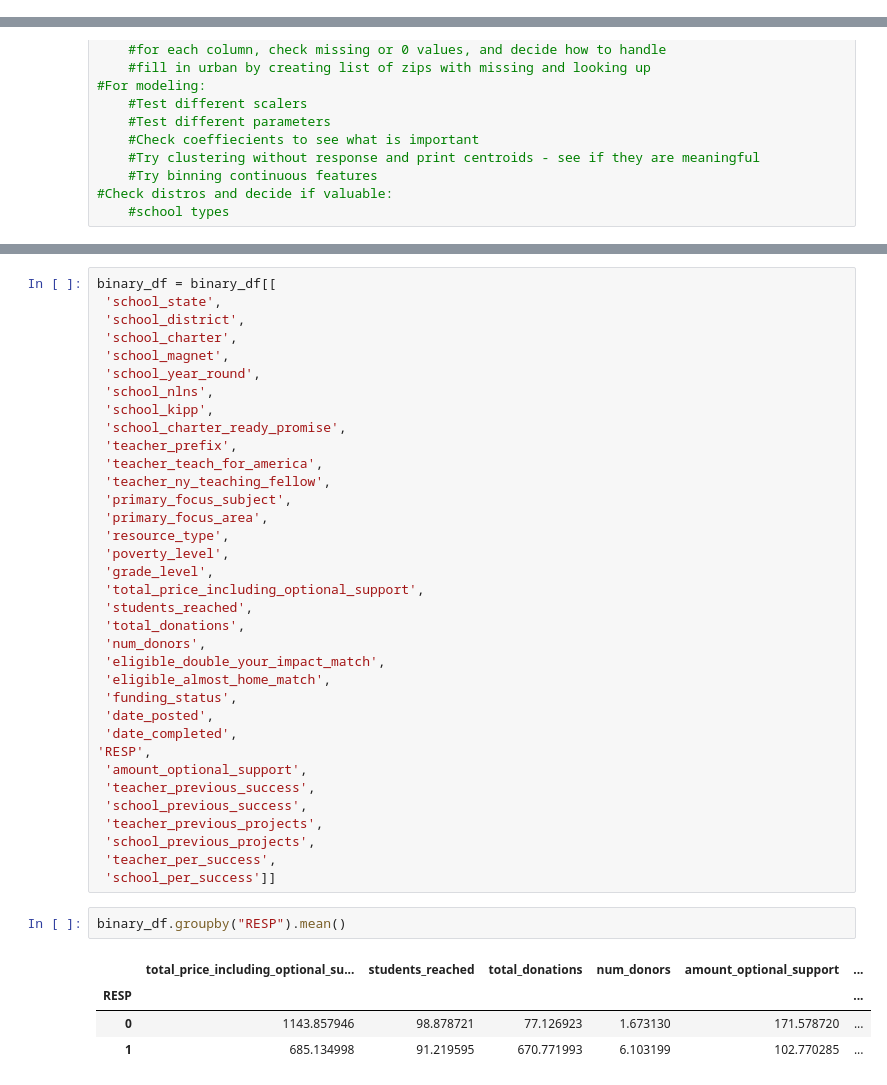
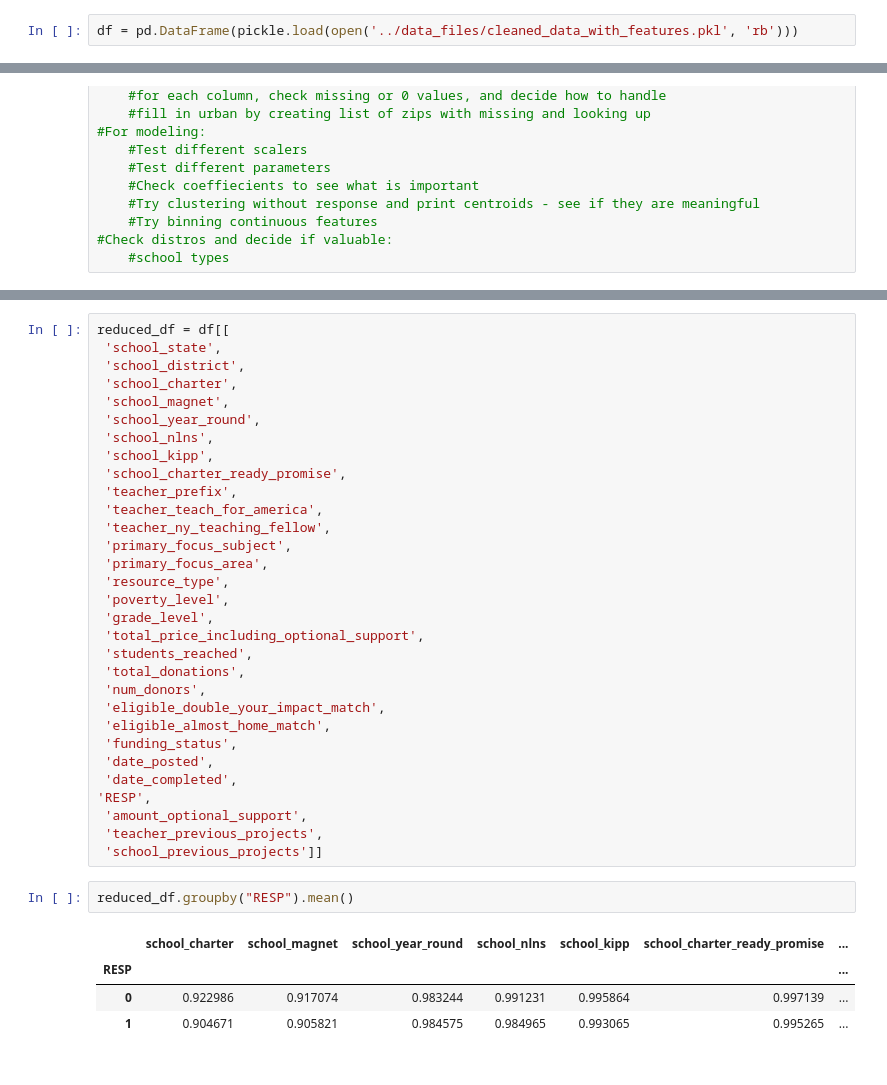
Before and after one commit to edooley7/donorschoose_project, a Jupyter notebook: notebooks/data_explore_dc.ipynb, the cells around one changed output, grey strips where cells are left out. Drawn from its saved outputs; the diff is of its cells as text.

```diff
--- a/notebooks/data_explore_dc.ipynb
+++ b/notebooks/data_explore_dc.ipynb
@@ -31,3 +29,5 @@ df = pd.read_csv("~/donorschoose/opendata_projects.csv", parse_dates = ['date_po
+# %%
+df = pd.DataFrame(pickle.load(open('../data_files/cleaned_data_with_features.pkl', 'rb')))
 # %%
 df.head()
 # %% [output]
@@ -202,5 +109,5 @@ plt.show()
 # %%
-binary_df = binary_df[[
+reduced_df = df[[
  'school_state',
  'school_district',
  'school_charter',
@@ -228,16 +135,12 @@ binary_df = binary_df[[
  'date_completed',
 'RESP',
  'amount_optional_support',
- 'teacher_previous_success',
- 'school_previous_success',
  'teacher_previous_projects',
- 'school_previous_projects',
- 'teacher_per_success',
- 'school_per_success']]
+ 'school_previous_projects']]
 # %%
-binary_df.groupby("RESP").mean()
+reduced_df.groupby("RESP").mean()
 # %% [output]
-|  | total_price_including_optional_su... | students_reached | total_donations | num_donors | amount_optional_support | ... |
-| RESP |  |  |  |  |  | ... |
-| 0 | 1143.857946 | 98.878721 | 77.126923 | 1.673130 | 171.578720 | ... |
-| 1 | 685.134998 | 91.219595 | 670.771993 | 6.103199 | 102.770285 | ... |
+|  | school_charter | school_magnet | school_year_round | school_nlns | school_kipp | school_charter_ready_promise | ... |
+| RESP |  |  |  |  |  |  | ... |
+| 0 | 0.922986 | 0.917074 | 0.983244 | 0.991231 | 0.995864 | 0.997139 | ... |
+| 1 | 0.904671 | 0.905821 | 0.984575 | 0.984965 | 0.993065 | 0.995265 | ... |
```
Also changed, not shown: parts of 44 cells of this notebook, 7 other files.
